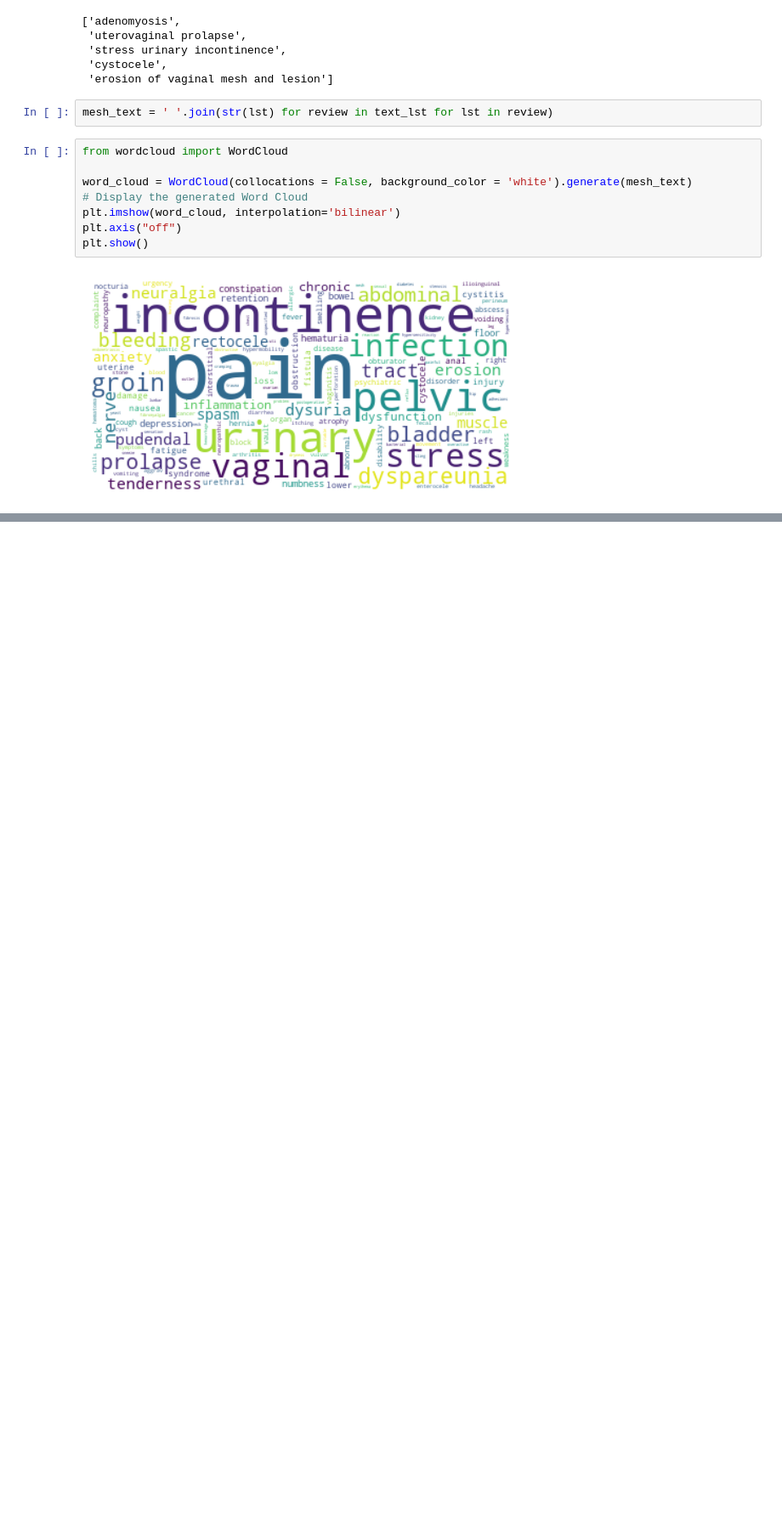
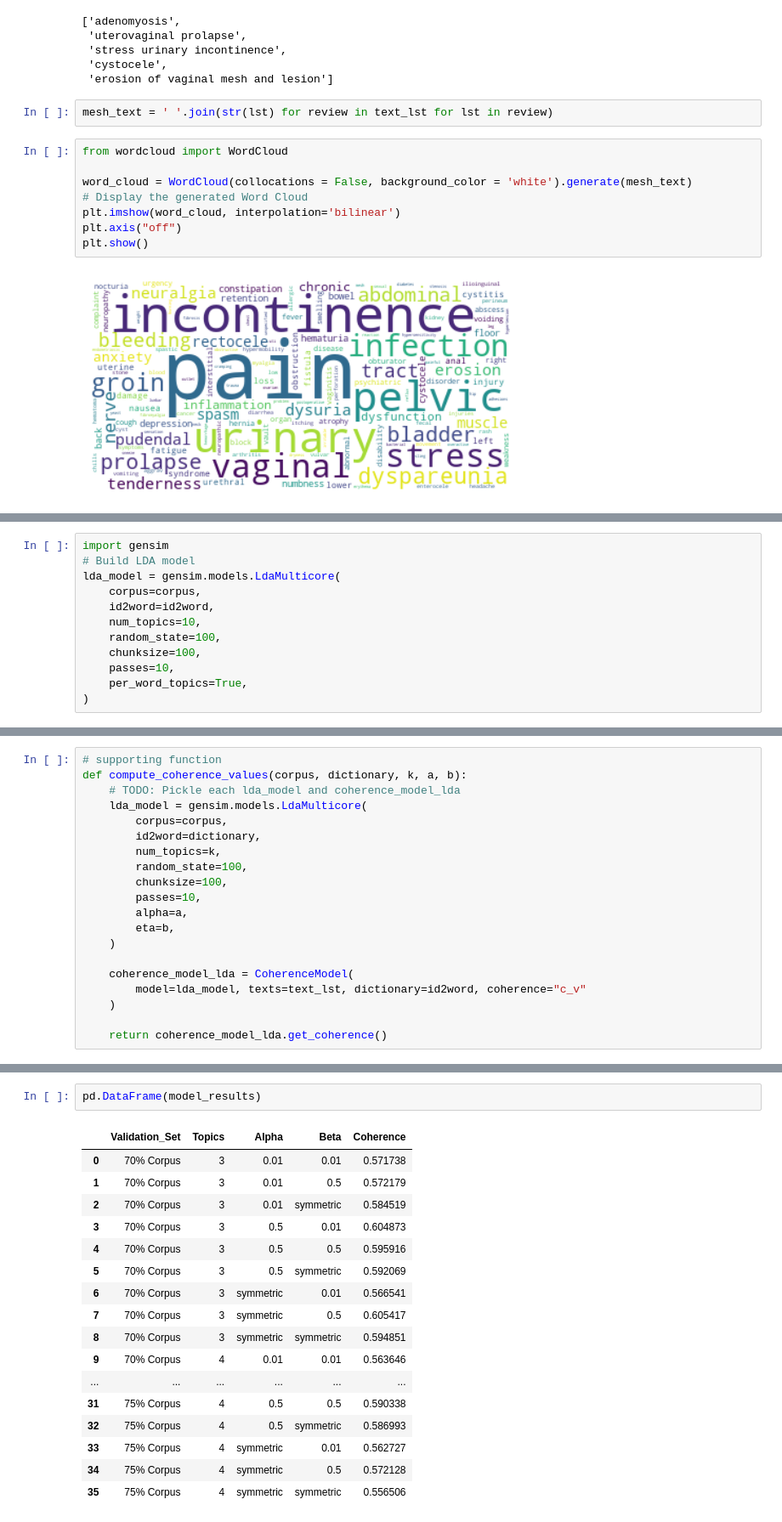
Before and after one commit to KaneZhao/Adverse-Events-in-Female-Stress-Urinary-Incontinence, a Jupyter notebook: EDA.ipynb, the cells around one changed output, grey strips where cells are left out. Shown at 85% size. Cells and saved outputs as stored; diff of their text form; blank space fills up the shorter version.

```diff
--- a/EDA.ipynb
+++ b/EDA.ipynb
@@ -1137,0 +1197,12 @@ plt.show()
+# %%
+import gensim
+# Build LDA model
+lda_model = gensim.models.LdaMulticore(
+    corpus=corpus,
+    id2word=id2word,
+    num_topics=10,
+    random_state=100,
+    chunksize=100,
+    passes=10,
+    per_word_topics=True,
+)
@@ -1137,0 +1227,20 @@ plt.show()
+# %%
+# supporting function
+def compute_coherence_values(corpus, dictionary, k, a, b):
+    # TODO: Pickle each lda_model and coherence_model_lda
+    lda_model = gensim.models.LdaMulticore(
+        corpus=corpus,
+        id2word=dictionary,
+        num_topics=k,
+        random_state=100,
+        chunksize=100,
+        passes=10,
+        alpha=a,
+        eta=b,
+    )
+
+    coherence_model_lda = CoherenceModel(
+        model=lda_model, texts=text_lst, dictionary=id2word, coherence="c_v"
+    )
+
+    return coherence_model_lda.get_coherence()
@@ -1137,0 +1320,20 @@ plt.show()
+# %%
+pd.DataFrame(model_results)
+# %% [output]
+|  | Validation_Set | Topics | Alpha | Beta | Coherence |
+| 0 | 70% Corpus | 3 | 0.01 | 0.01 | 0.571738 |
+| 1 | 70% Corpus | 3 | 0.01 | 0.5 | 0.572179 |
+| 2 | 70% Corpus | 3 | 0.01 | symmetric | 0.584519 |
+| 3 | 70% Corpus | 3 | 0.5 | 0.01 | 0.604873 |
+| 4 | 70% Corpus | 3 | 0.5 | 0.5 | 0.595916 |
+| 5 | 70% Corpus | 3 | 0.5 | symmetric | 0.592069 |
+| 6 | 70% Corpus | 3 | symmetric | 0.01 | 0.566541 |
+| 7 | 70% Corpus | 3 | symmetric | 0.5 | 0.605417 |
+| 8 | 70% Corpus | 3 | symmetric | symmetric | 0.594851 |
+| 9 | 70% Corpus | 4 | 0.01 | 0.01 | 0.563646 |
+| ... | ... | ... | ... | ... | ... |
+| 31 | 75% Corpus | 4 | 0.5 | 0.5 | 0.590338 |
+| 32 | 75% Corpus | 4 | 0.5 | symmetric | 0.586993 |
+| 33 | 75% Corpus | 4 | symmetric | 0.01 | 0.562727 |
+| 34 | 75% Corpus | 4 | symmetric | 0.5 | 0.572128 |
+| 35 | 75% Corpus | 4 | symmetric | symmetric | 0.556506 |
```
Also changed, not shown: parts of 19 cells of this notebook, 1 other file.
